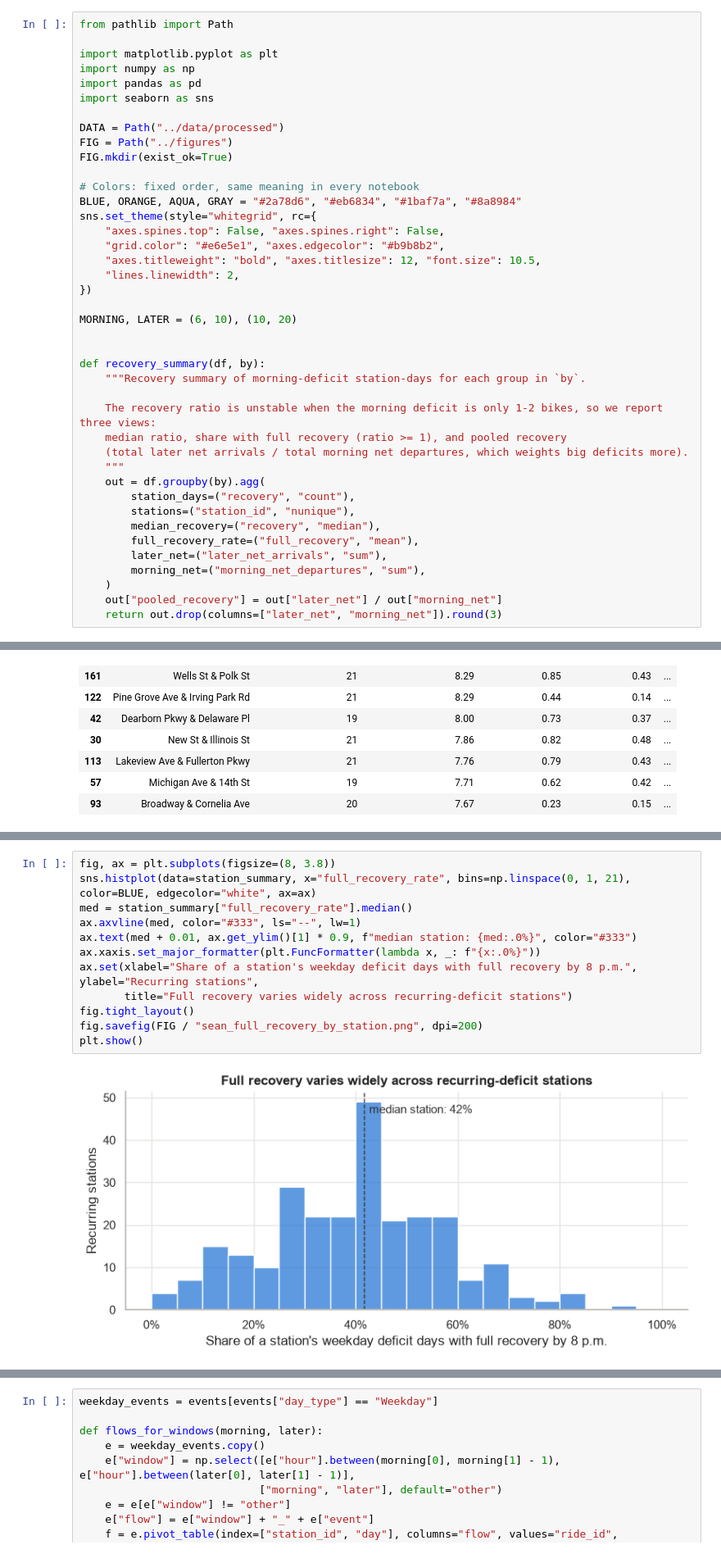
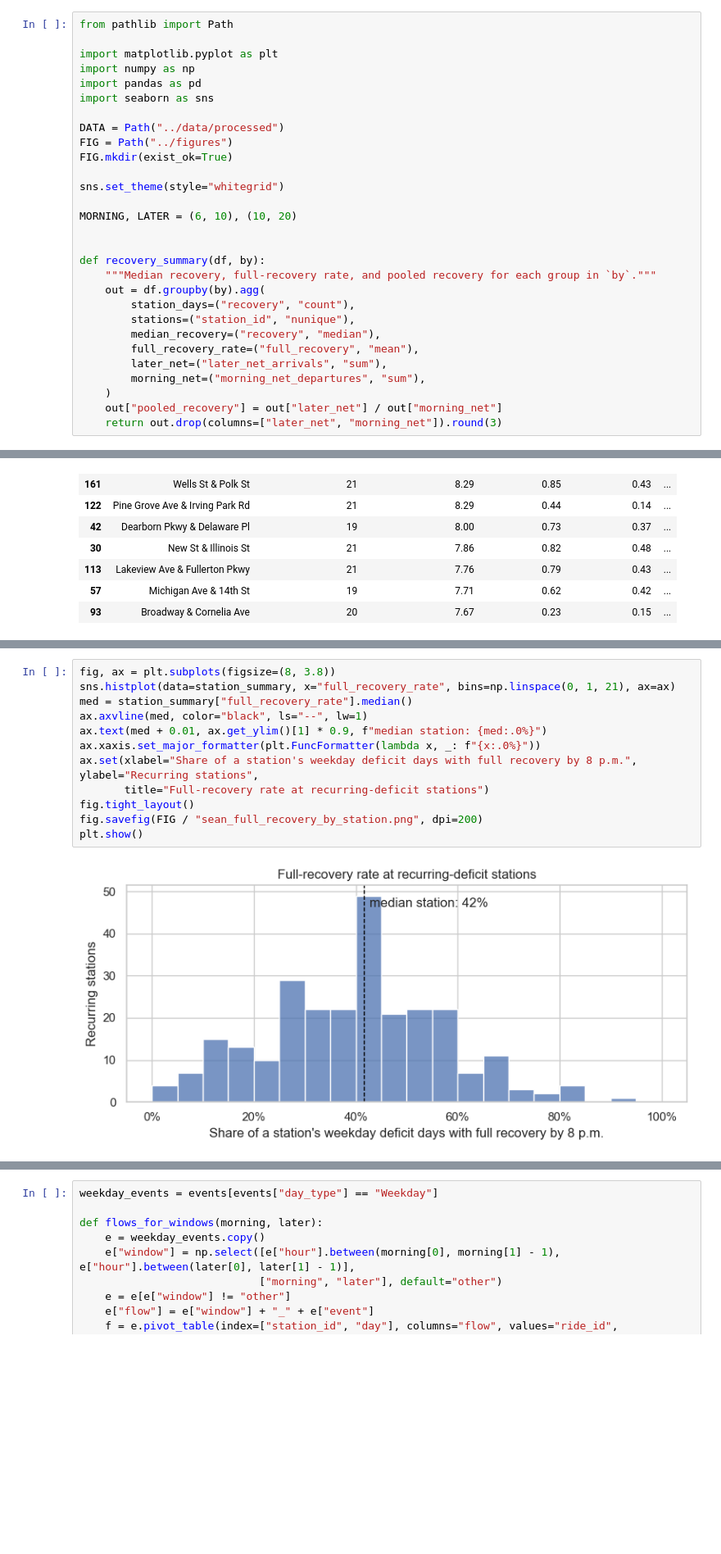
Before and after one commit to Danielchf2006/Divvy-riders-, a Jupyter notebook: notebooks/02_station_recovery_sean.ipynb, the cells around one changed output, grey strips where cells are left out. Shown at 82% size. Cells and saved outputs as stored; diff of their text form; blank space fills up the shorter version.

```diff
--- a/notebooks/02_station_recovery_sean.ipynb
+++ b/notebooks/02_station_recovery_sean.ipynb
@@ -21,25 +21,13 @@ DATA = Path("../data/processed")
 FIG = Path("../figures")
 FIG.mkdir(exist_ok=True)
 
-# Colors: fixed order, same meaning in every notebook
-BLUE, ORANGE, AQUA, GRAY = "#2a78d6", "#eb6834", "#1baf7a", "#8a8984"
-sns.set_theme(style="whitegrid", rc={
-    "axes.spines.top": False, "axes.spines.right": False,
-    "grid.color": "#e6e5e1", "axes.edgecolor": "#b9b8b2",
-    "axes.titleweight": "bold", "axes.titlesize": 12, "font.size": 10.5,
-    "lines.linewidth": 2,
-})
+sns.set_theme(style="whitegrid")
 
 MORNING, LATER = (6, 10), (10, 20)
 
 
 def recovery_summary(df, by):
-    """Recovery summary of morning-deficit station-days for each group in `by`.
-
-    The recovery ratio is unstable when the morning deficit is only 1-2 bikes, so we report three views:
-    median ratio, share with full recovery (ratio >= 1), and pooled recovery
-    (total later net arrivals / total morning net departures, which weights big deficits more).
-    """
+    """Median recovery, full-recovery rate, and pooled recovery for each group in `by`."""
     out = df.groupby(by).agg(
         station_days=("recovery", "count"),
         stations=("station_id", "nunique"),
@@ -167,18 +151,18 @@ station_summary.groupby("deficit_size", observed=True).agg(
 | Largest deficits | 87 | 6.72 | 0.38 | 0.69 |
 # %%
 fig, ax = plt.subplots(figsize=(8, 3.8))
-sns.histplot(data=station_summary, x="full_recovery_rate", bins=np.linspace(0, 1, 21), color=BLUE, edgecolor="white", ax=ax)
+sns.histplot(data=station_summary, x="full_recovery_rate", bins=np.linspace(0, 1, 21), ax=ax)
 med = station_summary["full_recovery_rate"].median()
-ax.axvline(med, color="#333", ls="--", lw=1)
-ax.text(med + 0.01, ax.get_ylim()[1] * 0.9, f"median station: {med:.0%}", color="#333")
+ax.axvline(med, color="black", ls="--", lw=1)
+ax.text(med + 0.01, ax.get_ylim()[1] * 0.9, f"median station: {med:.0%}")
 ax.xaxis.set_major_formatter(plt.FuncFormatter(lambda x, _: f"{x:.0%}"))
 ax.set(xlabel="Share of a station's weekday deficit days with full recovery by 8 p.m.", ylabel="Recurring stations",
-       title="Full recovery varies widely across recurring-deficit stations")
+       title="Full-recovery rate at recurring-deficit stations")
 fig.tight_layout()
 fig.savefig(FIG / "sean_full_recovery_by_station.png", dpi=200)
 plt.show()
 # %% [output]
-[figure, old version]
+[figure, new version]
 # %% [markdown]
 ## Hourly net flow through the day
 
```
Also changed, not shown: parts of 12 cells of this notebook, 7 other files.
